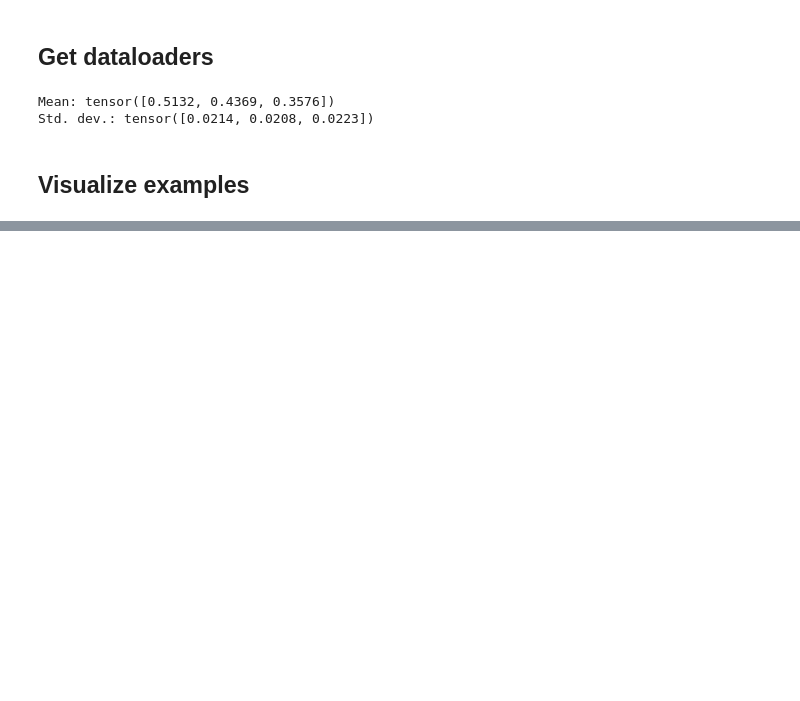
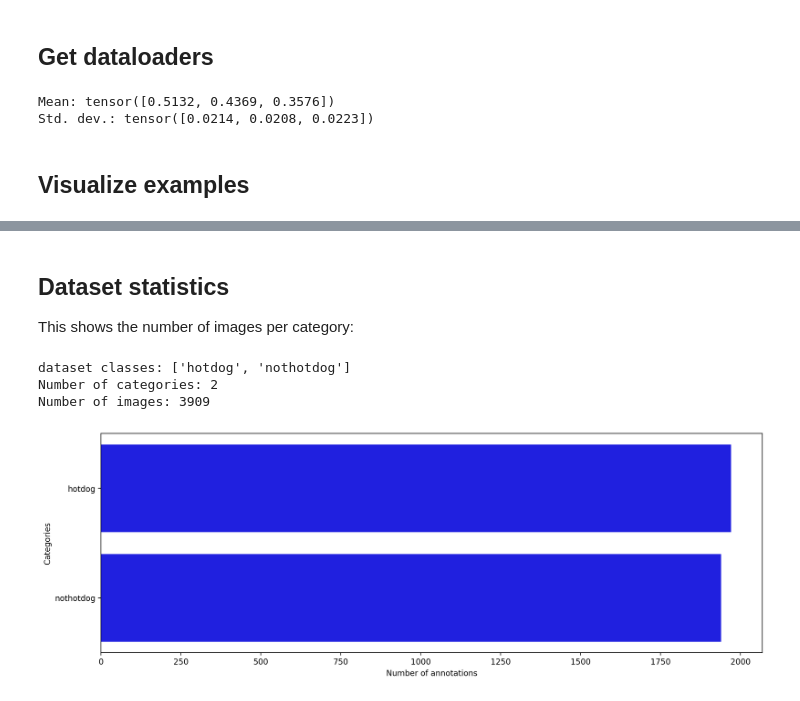
Before and after one commit to AronDJacobsen/DL-COMVIS, a Jupyter notebook: notebooks/project1/dataloader_example.ipynb, the cells around one changed output, grey strips where cells are left out. Cells and saved outputs as stored; diff of their text form; code cells hidden in the pictures; blank space fills up the shorter version.

Commit message:
basic dataset stats

```diff
--- a/notebooks/project1/dataloader_example.ipynb
+++ b/notebooks/project1/dataloader_example.ipynb
@@ -101,3 +105,21 @@ visualize_examples(batch, targets, "Test set", save_path="/zhome/b8/5/147299/Des
 [figure]
 [figure]
 [figure]
+# %% [markdown]
+## Dataset statistics
+
+This shows the number of images per category:
+# %%
+nr_cats = len(testloader.dataset.classes)
+nr_images = len(trainloader.dataset + valloader.dataset + testloader.dataset)
+
+# Load categories and super categories
+cat_names = testloader.dataset.classes
+print('dataset classes:', cat_names)
+
+print('Number of categories:', nr_cats)
+print('Number of images:', nr_images)
+# %% [output]
+dataset classes: ['hotdog', 'nothotdog']
+Number of categories: 2
+Number of images: 3909
@@ -103,0 +129,19 @@ visualize_examples(batch, targets, "Test set", save_path="/zhome/b8/5/147299/Des
+# %%
+# Count annotations
+cat_histogram = np.zeros(nr_cats, dtype=int)
+loaders = [trainloader, valloader, testloader]
+for loader in loaders:
+    for _, target in loader.dataset:
+        cat_histogram[target] += 1
+
+# Initialize the matplotlib figure
+f, ax = plt.subplots(figsize=(15, 5))
+
+# Convert to DataFrame
+df = pd.DataFrame({'Categories': cat_names, 'Number of annotations': cat_histogram})
+
+# Plot the histogram
+plot_1 = sns.barplot(x="Number of annotations", y="Categories", data=df,
+            label="Total", color="b")
+# %% [output]
+[figure, added]
```
Also changed, not shown: parts of 2 cells of this notebook.
